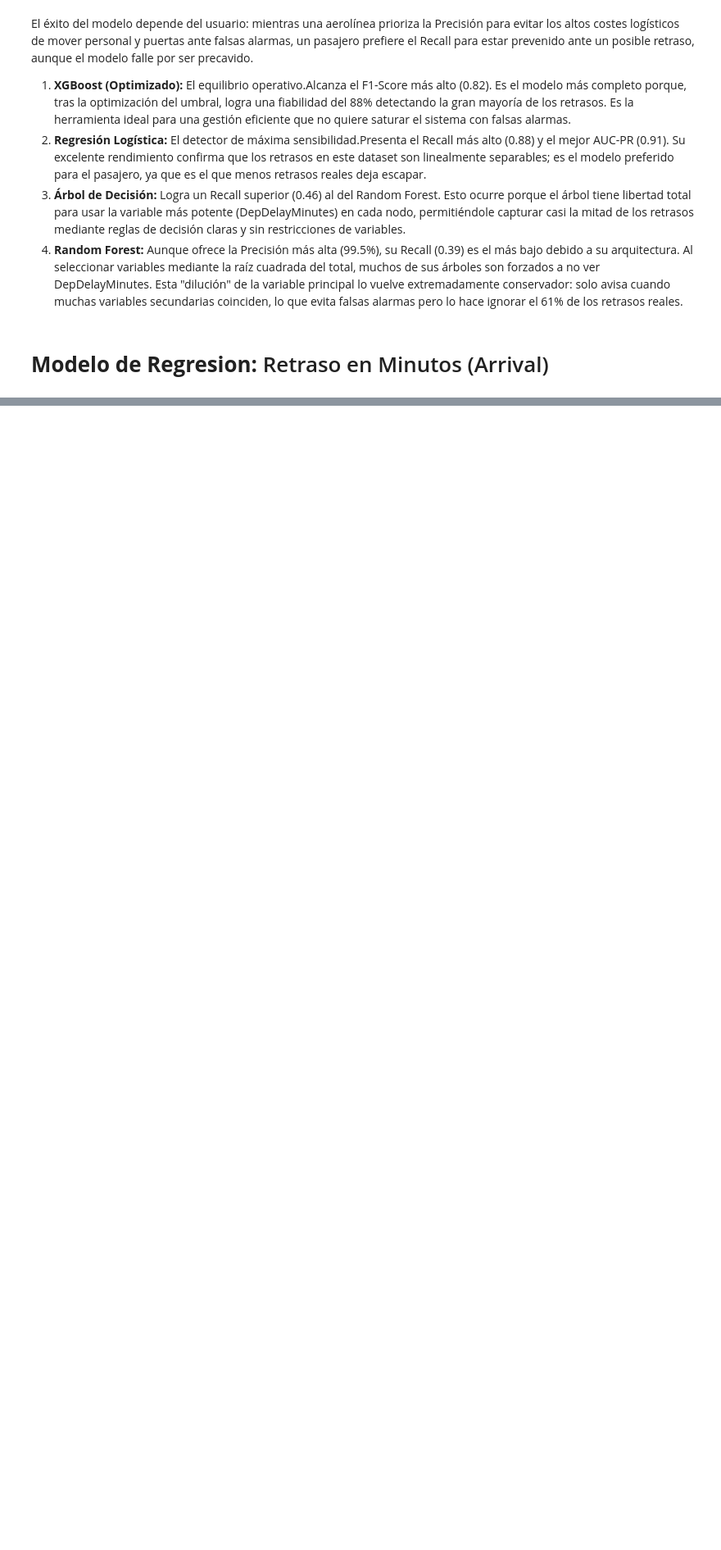
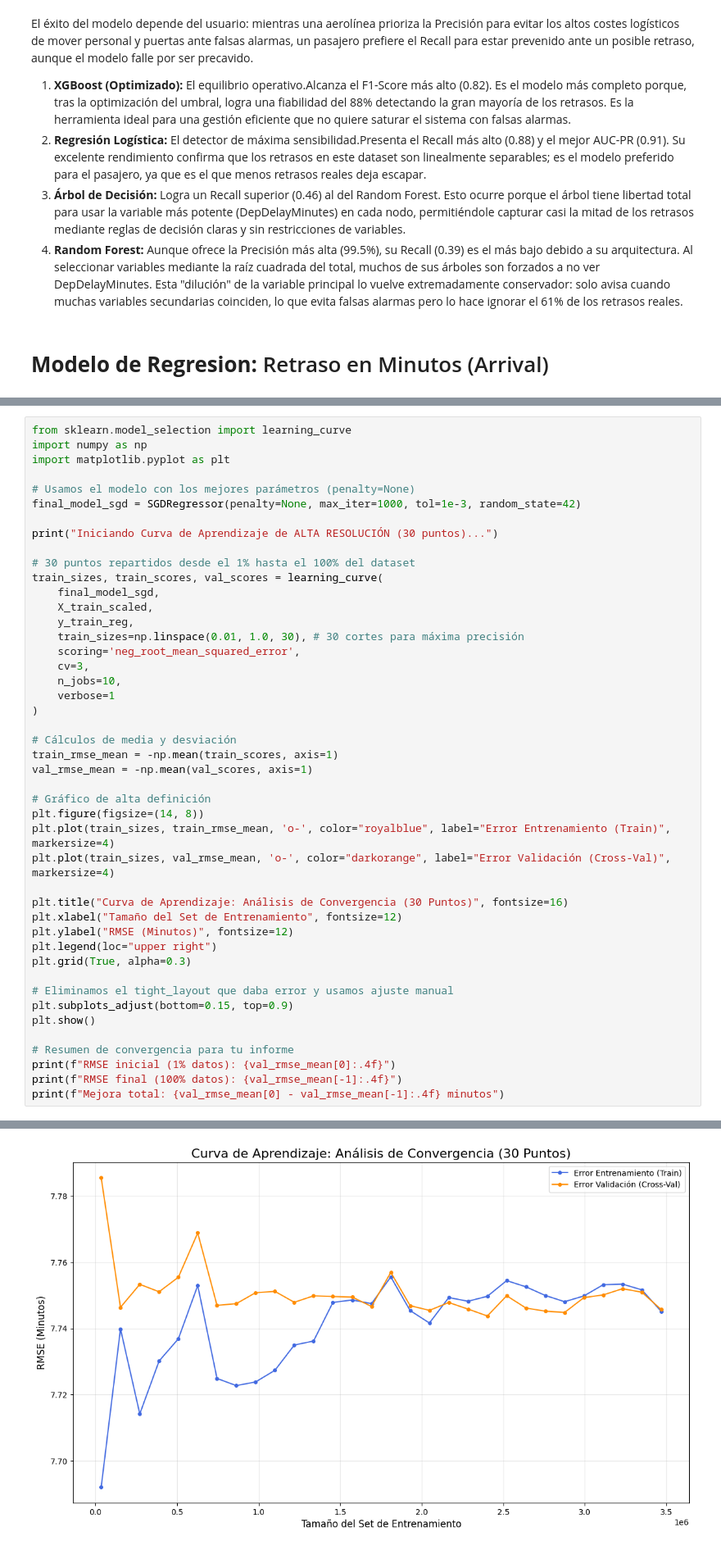
Before and after one commit to MartinEO2005/Proyecto_Open_Data, a Jupyter notebook: ml_supervisado.ipynb, the cells around one changed output, grey strips where cells are left out. Shown at 82% size. Cells and saved outputs as stored; diff of their text form; blank space fills up the shorter version.

```diff
--- a/ml_supervisado.ipynb
+++ b/ml_supervisado.ipynb
@@ -925,0 +942,46 @@ You can try to debug the error by setting error_score='raise'.
+# %%
+from sklearn.model_selection import learning_curve
+import numpy as np
+import matplotlib.pyplot as plt
+
+# Usamos el modelo con los mejores parámetros (penalty=None)
+final_model_sgd = SGDRegressor(penalty=None, max_iter=1000, tol=1e-3, random_state=42)
+
+print("Iniciando Curva de Aprendizaje de ALTA RESOLUCIÓN (30 puntos)...")
+
+# 30 puntos repartidos desde el 1% hasta el 100% del dataset
+train_sizes, train_scores, val_scores = learning_curve(
+    final_model_sgd,
+    X_train_scaled,
+    y_train_reg,
+    train_sizes=np.linspace(0.01, 1.0, 30), # 30 cortes para máxima precisión
+    scoring='neg_root_mean_squared_error',
+    cv=3,
+    n_jobs=10,
+    verbose=1
+)
+
+# Cálculos de media y desviación
+train_rmse_mean = -np.mean(train_scores, axis=1)
+val_rmse_mean = -np.mean(val_scores, axis=1)
+
+# Gráfico de alta definición
+plt.figure(figsize=(14, 8))
+plt.plot(train_sizes, train_rmse_mean, 'o-', color="royalblue", label="Error Entrenamiento (Train)", markersize=4)
+plt.plot(train_sizes, val_rmse_mean, 'o-', color="darkorange", label="Error Validación (Cross-Val)", markersize=4)
+
+plt.title("Curva de Aprendizaje: Análisis de Convergencia (30 Puntos)", fontsize=16)
+plt.xlabel("Tamaño del Set de Entrenamiento", fontsize=12)
+plt.ylabel("RMSE (Minutos)", fontsize=12)
+plt.legend(loc="upper right")
+plt.grid(True, alpha=0.3)
+
+# Eliminamos el tight_layout que daba error y usamos ajuste manual
+plt.subplots_adjust(bottom=0.15, top=0.9)
+plt.show()
+
+# Resumen de convergencia para tu informe
+print(f"RMSE inicial (1% datos): {val_rmse_mean[0]:.4f}")
+print(f"RMSE final (100% datos): {val_rmse_mean[-1]:.4f}")
+print(f"Mejora total: {val_rmse_mean[0] - val_rmse_mean[-1]:.4f} minutos")
+# %% [output]
@@ -925,0 +995 @@ You can try to debug the error by setting error_score='raise'.
+[figure, added]
```
Also changed, not shown: parts of 24 cells of this notebook, 1 other file.
